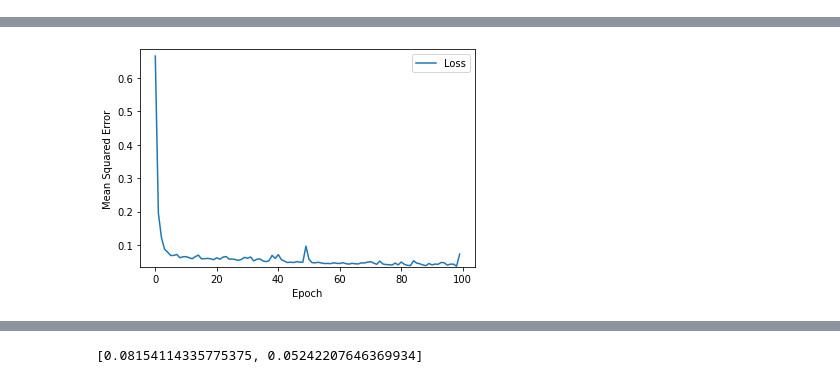
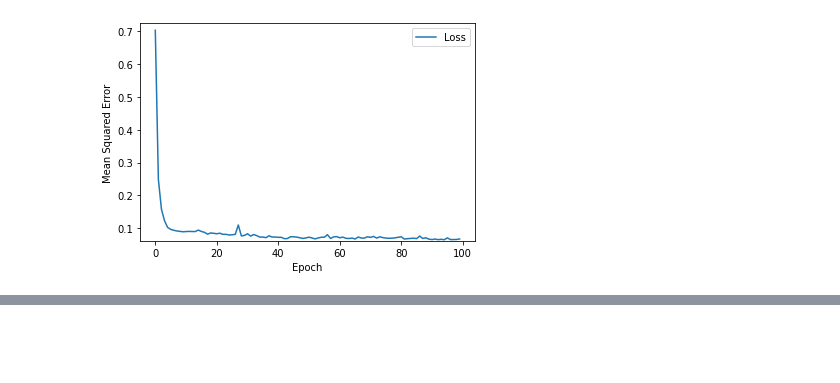
Before and after one commit to adrenalin97/DeepPerf, a Jupyter notebook: Thesis.ipynb, the cells around one changed output, grey strips where cells are left out. Drawn from its saved outputs; the diff is of its cells as text; code cells hidden in the pictures; blank space fills up the shorter version.

```diff
--- a/Thesis.ipynb
+++ b/Thesis.ipynb
@@ -100,13 +100,13 @@ def create_model(learning_rate, feature_layer):
   # Implement L2 regularization in the first hidden layer.
   model.add(tf.keras.layers.Dense(units=20,
                                   activation='relu',
-                                  kernel_regularizer=tf.keras.regularizers.l1(0.007),
+                                  kernel_regularizer=tf.keras.regularizers.l1(0.009),
                                   name='Hidden1'))
 
   # Implement L2 regularization in the second hidden layer.
   model.add(tf.keras.layers.Dense(units=12,
                                   activation='relu',
-                                  kernel_regularizer=tf.keras.regularizers.l1(0.007),
+                                  kernel_regularizer=tf.keras.regularizers.l1(0.009),
                                   name='Hidden2'))
 
   # Define the output layer.
@@ -140,7 +140,7 @@ def train_model(model, dataset, epochs, label_name,
   return epochs, mse
 # %%
 # The following variables are the hyperparameters.
-learning_rate = 0.007
+learning_rate = 0.004
 epochs = 100
 batch_size = 10
 
@@ -163,0 +179 @@ WARNING:tensorflow:Layers in a Sequential model should only have a single input
+[figure, new version]
@@ -181 +182,0 @@ Epoch 100/100
-[figure, old version]
@@ -185 +183,0 @@ WARNING:tensorflow:Layers in a Sequential model should only have a single input
-[0.08154114335775375, 0.05242207646369934]
```
Also changed, not shown: parts of 1 cell of this notebook.
